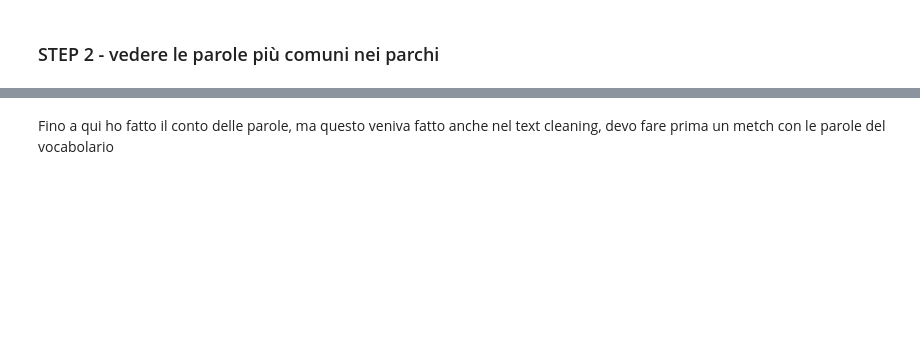
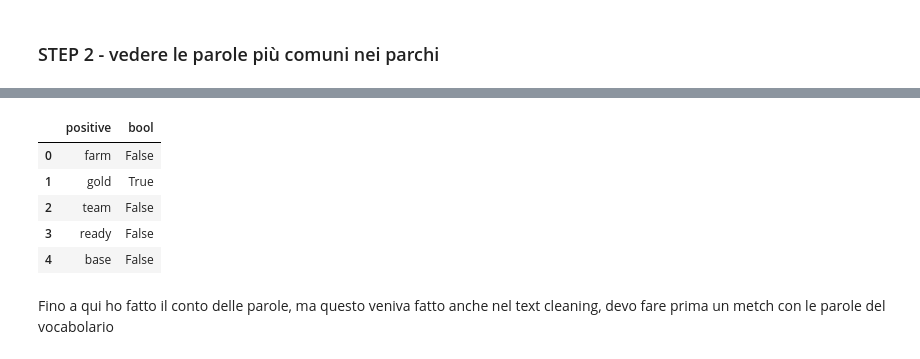
Before and after one commit to federicamontana/GoGreenRoutes, a Jupyter notebook: notebook/NRCLex_Sentiment_2.ipynb, the cells around one changed output, grey strips where cells are left out. Cells and saved outputs as stored; diff of their text form; code cells hidden in the pictures; blank space fills up the shorter version.

```diff
--- a/notebook/NRCLex_Sentiment_2.ipynb
+++ b/notebook/NRCLex_Sentiment_2.ipynb
@@ -95,3 +104,16 @@ count_words(i,df,result_dn)
+# %%
+sent = 'positive'
+mask = pd.Series(df.apply(lambda i: i.astype(str).str.contains(sent).any(), axis=0), name='bool')
+df2 = pd.DataFrame({sent:mask.index, 'bool':mask.values})
+# %%
+df2.head()
+# %% [output]
+|  | positive | bool |
+| 0 | farm | False |
+| 1 | gold | True |
+| 2 | team | False |
+| 3 | ready | False |
+| 4 | base | False |
 # %% [markdown]
 Fino a qui ho fatto il conto delle parole, ma questo veniva fatto anche nel text cleaning, devo fare prima un metch con le parole del vocabolario
 # %%
```
Also changed, not shown: parts of 10 cells of this notebook, 1 other file.
